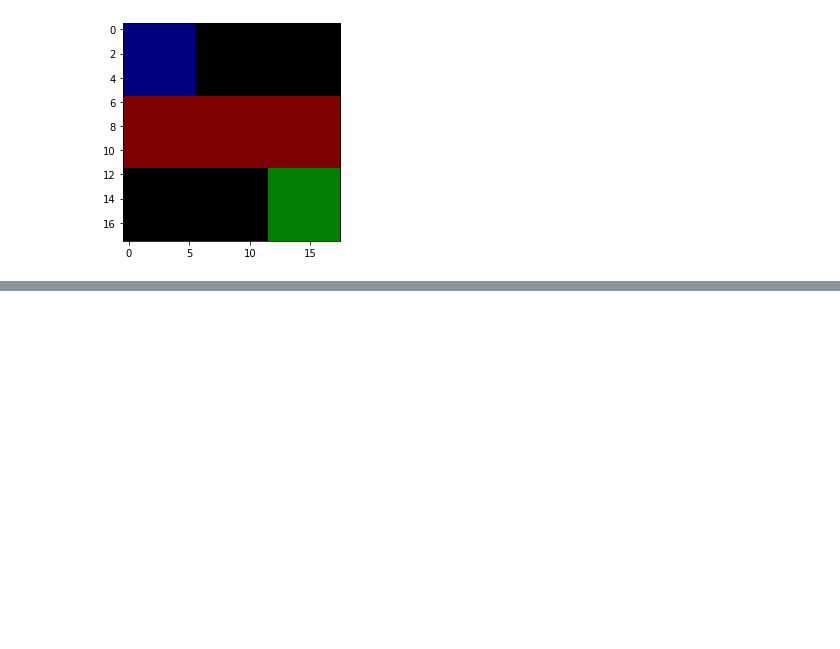
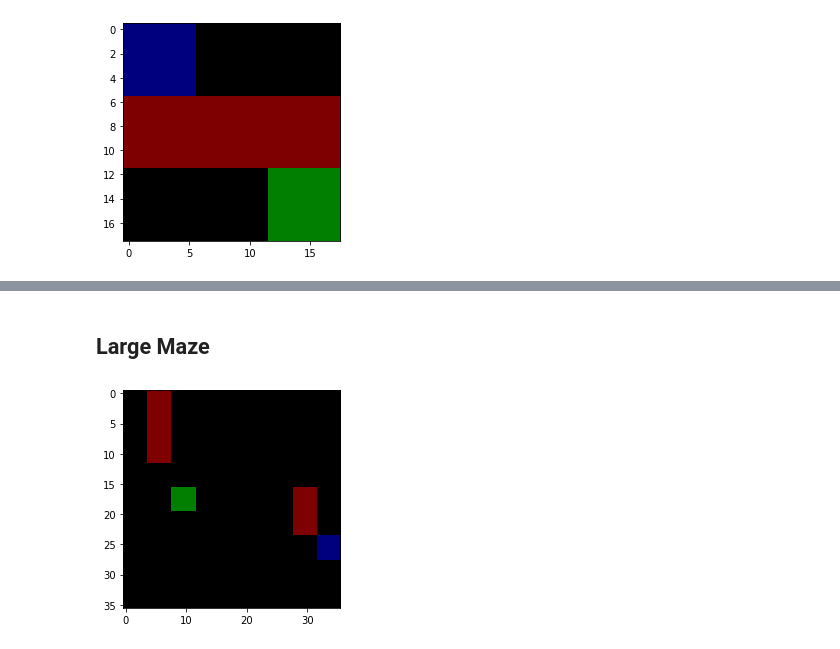
Before and after one commit to RchLi/Maze-Planning-Exercise, a Jupyter notebook: Analysis.ipynb, the cells around one changed output, grey strips where cells are left out. Cells and saved outputs as stored; diff of their text form; code cells hidden in the pictures; blank space fills up the shorter version.

```diff
--- a/Analysis.ipynb
+++ b/Analysis.ipynb
@@ -147,0 +148,9 @@ Actions: right->right->right->right->right->right
+# %% [markdown]
+## Large Maze
+# %%
+task = MazeEnv(length=9, resize=36)
+img = task.transform(task.img())
+plt.imshow(img.permute(1, 2, 0))
+plt.savefig('maze_large')
+# %% [output]
+[figure, added]
```
Also changed, not shown: parts of 4 cells of this notebook, 4 other files.
